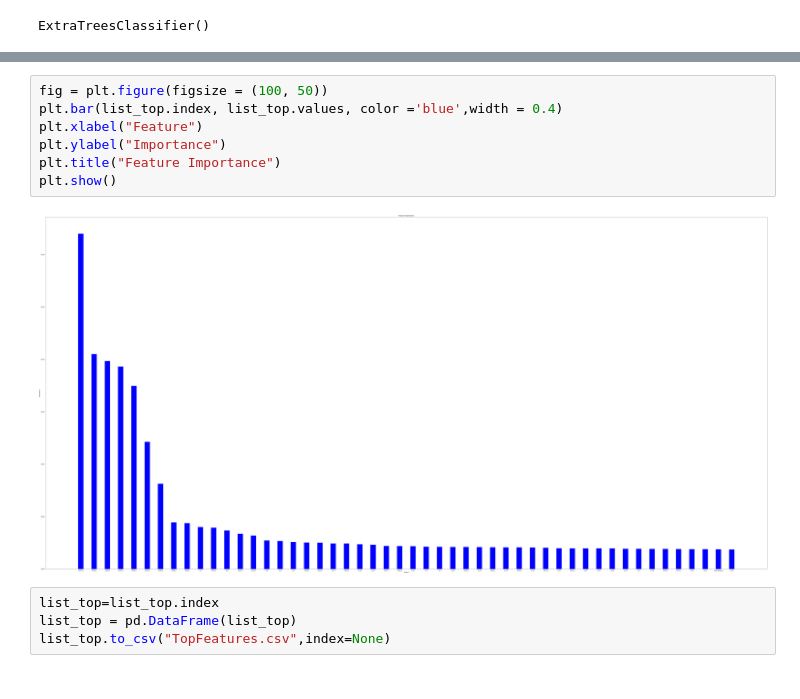
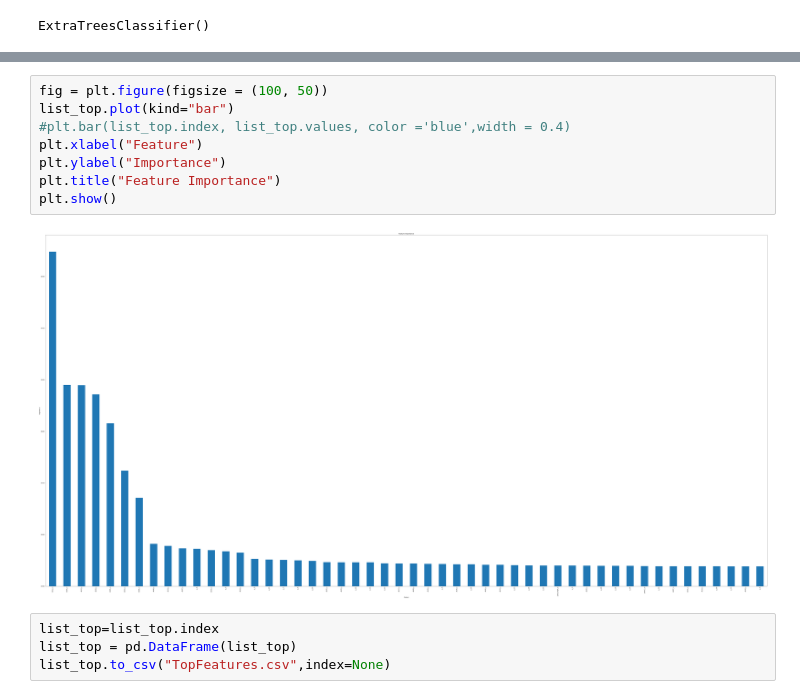
Before and after one commit to prashanth21S/EngagementClassification2021, a Jupyter notebook: FeatureSelection.ipynb, the cells around one changed output, grey strips where cells are left out. Drawn from its saved outputs; the diff is of its cells as text.

```diff
--- a/FeatureSelection.ipynb
+++ b/FeatureSelection.ipynb
@@ -44,13 +43,14 @@ print(list_top)
 dtype: float64
 # %%
 fig = plt.figure(figsize = (100, 50))
-plt.bar(list_top.index, list_top.values, color ='blue',width = 0.4)
+list_top.plot(kind="bar")
+#plt.bar(list_top.index, list_top.values, color ='blue',width = 0.4)
 plt.xlabel("Feature")
 plt.ylabel("Importance")
 plt.title("Feature Importance")
 plt.show()
 # %% [output]
-[figure, old version]
+[figure, new version]
 # %%
 list_top=list_top.index
 list_top = pd.DataFrame(list_top)
```
Also changed, not shown: parts of 2 cells of this notebook, 9 other files.
